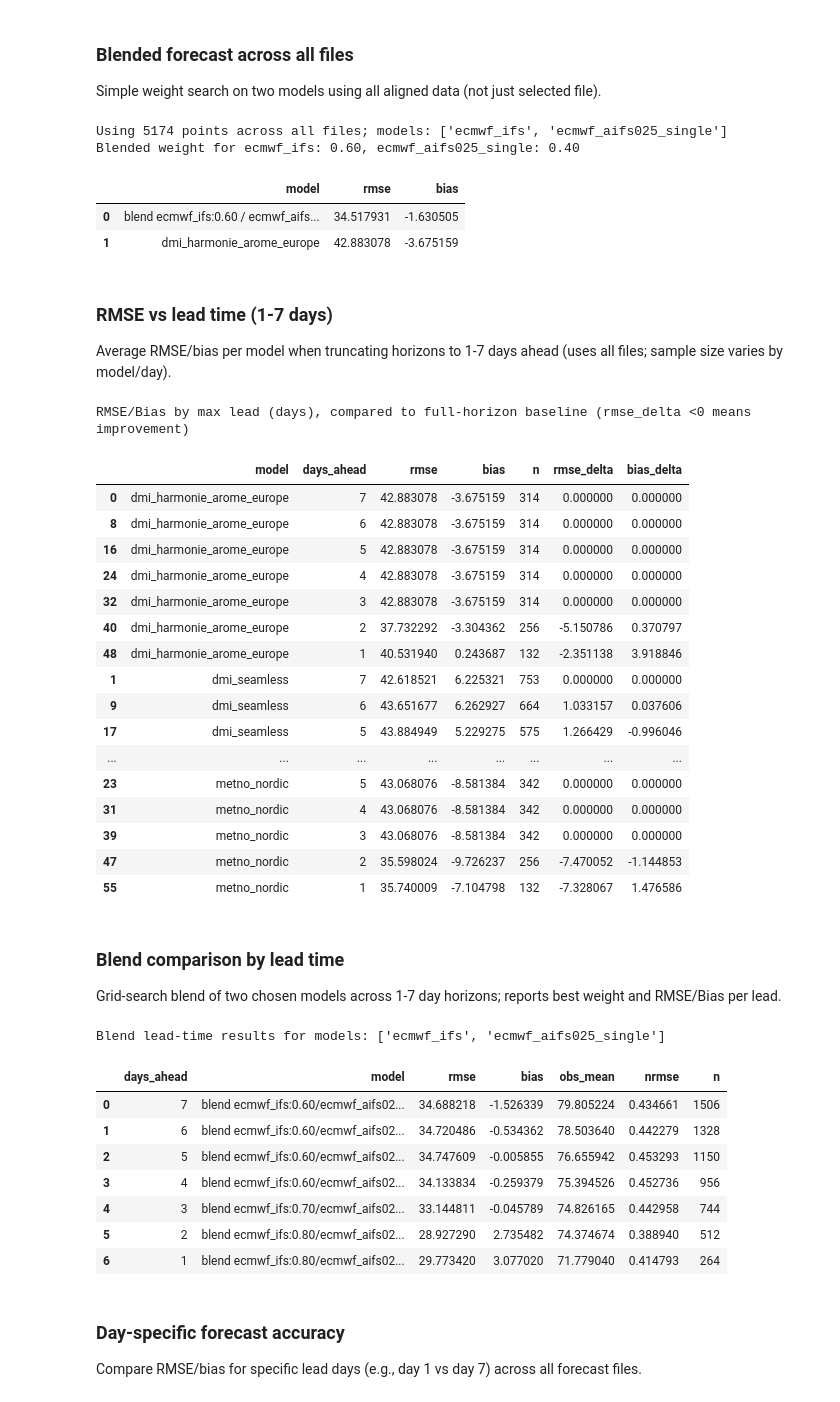
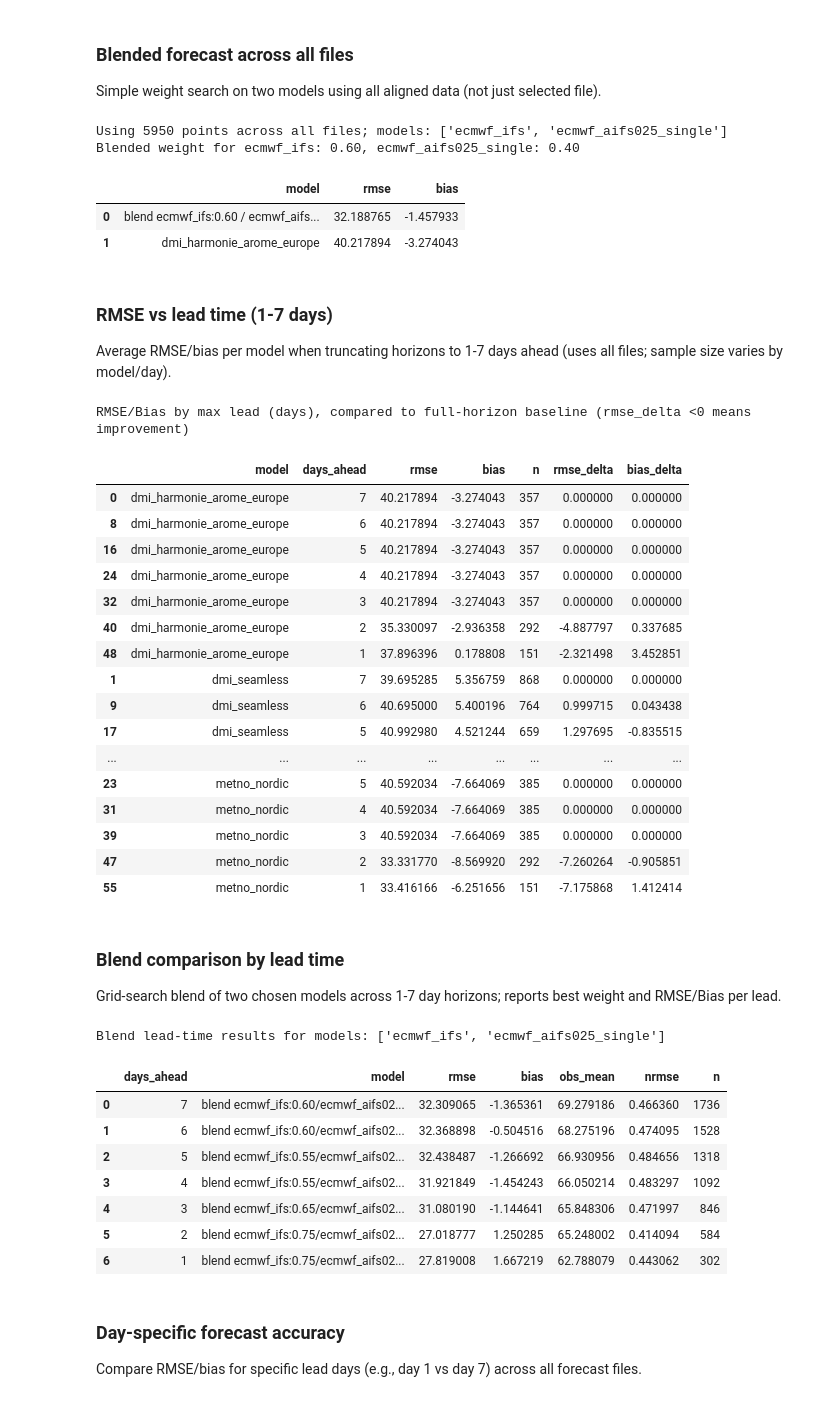
Before and after one commit to Louis2308/Solar-poster, a Jupyter notebook: Forcast_Comparison.ipynb, the cells around one changed output. Cells and saved outputs as stored; diff of their text form; code cells hidden in the pictures.

```diff
--- a/Forcast_Comparison.ipynb
+++ b/Forcast_Comparison.ipynb
@@ -210,7 +210,7 @@ Total models in aligned data: 8 -> ['dmi_harmonie_arome_europe', 'dmi_seamless',
 ### Error metrics by horizon
 Compute RMSE and bias per model and horizon; plot curves and key horizons (24/48/72h).
 # %%
-GHI_MIN = 1  # GHI threshold for daylight filtering (W/m^2); >0 removes night/low-light
+GHI_MIN = 0.1  # GHI threshold for daylight filtering (W/m^2); >0 removes night/low-light
 # %%
 
 import numpy as np
@@ -355,8 +351,6 @@ Simple weight search on the two lowest-RMSE models from the selected file.
 Simple weight search on two models using all aligned data (not just selected file).
 # %%
 
-import numpy as np
-import pandas as pd
 
 if 'aligned' not in locals() or aligned.empty:
     raise ValueError("Run the alignment cell first to build 'aligned'")
@@ -431,19 +425,17 @@ print(f"Using {len(work_all)} points across all files; models: {top_models_all}"
 print(f"Blended weight for {top_models_all[0]}: {best['w']:.2f}, {top_models_all[1]}: {1-best['w']:.2f}")
 display(compare_all)
 # %% [output]
-Using 5174 points across all files; models: ['ecmwf_ifs', 'ecmwf_aifs025_single']
+Using 5950 points across all files; models: ['ecmwf_ifs', 'ecmwf_aifs025_single']
 Blended weight for ecmwf_ifs: 0.60, ecmwf_aifs025_single: 0.40
 |  | model | rmse | bias |
-| 0 | blend ecmwf_ifs:0.60 / ecmwf_aifs... | 34.517931 | -1.630505 |
-| 1 | dmi_harmonie_arome_europe | 42.883078 | -3.675159 |
+| 0 | blend ecmwf_ifs:0.60 / ecmwf_aifs... | 32.188765 | -1.457933 |
+| 1 | dmi_harmonie_arome_europe | 40.217894 | -3.274043 |
 # %% [markdown]
 
 ### RMSE vs lead time (1-7 days)
 Average RMSE/bias per model when truncating horizons to 1-7 days ahead (uses all files; sample size varies by model/day).
 # %%
 
-import numpy as np
-import pandas as pd
 
 if 'aligned' not in locals() or aligned.empty:
     raise ValueError("Run the alignment cell first to build 'aligned'")
@@ -484,37 +476,35 @@ display(results[['model','days_ahead','rmse','bias','n','rmse_delta','bias_delta
 # %% [output]
 RMSE/Bias by max lead (days), compared to full-horizon baseline (rmse_delta <0 means improvement)
 |  | model | days_ahead | rmse | bias | n | rmse_delta | bias_delta |
-| 0 | dmi_harmonie_arome_europe | 7 | 42.883078 | -3.675159 | 314 | 0.000000 | 0.000000 |
-| 8 | dmi_harmonie_arome_europe | 6 | 42.883078 | -3.675159 | 314 | 0.000000 | 0.000000 |
-| 16 | dmi_harmonie_arome_europe | 5 | 42.883078 | -3.675159 | 314 | 0.000000 | 0.000000 |
-| 24 | dmi_harmonie_arome_europe | 4 | 42.883078 | -3.675159 | 314 | 0.000000 | 0.000000 |
-| 32 | dmi_harmonie_arome_europe | 3 | 42.883078 | -3.675159 | 314 | 0.000000 | 0.000000 |
-| 40 | dmi_harmonie_arome_europe | 2 | 37.732292 | -3.304362 | 256 | -5.150786 | 0.370797 |
-| 48 | dmi_harmonie_arome_europe | 1 | 40.531940 | 0.243687 | 132 | -2.351138 | 3.918846 |
-| 1 | dmi_seamless | 7 | 42.618521 | 6.225321 | 753 | 0.000000 | 0.000000 |
-| 9 | dmi_seamless | 6 | 43.651677 | 6.262927 | 664 | 1.033157 | 0.037606 |
-| 17 | dmi_seamless | 5 | 43.884949 | 5.229275 | 575 | 1.266429 | -0.996046 |
+| 0 | dmi_harmonie_arome_europe | 7 | 40.217894 | -3.274043 | 357 | 0.000000 | 0.000000 |
+| 8 | dmi_harmonie_arome_europe | 6 | 40.217894 | -3.274043 | 357 | 0.000000 | 0.000000 |
+| 16 | dmi_harmonie_arome_europe | 5 | 40.217894 | -3.274043 | 357 | 0.000000 | 0.000000 |
+| 24 | dmi_harmonie_arome_europe | 4 | 40.217894 | -3.274043 | 357 | 0.000000 | 0.000000 |
+| 32 | dmi_harmonie_arome_europe | 3 | 40.217894 | -3.274043 | 357 | 0.000000 | 0.000000 |
+| 40 | dmi_harmonie_arome_europe | 2 | 35.330097 | -2.936358 | 292 | -4.887797 | 0.337685 |
+| 48 | dmi_harmonie_arome_europe | 1 | 37.896396 | 0.178808 | 151 | -2.321498 | 3.452851 |
+| 1 | dmi_seamless | 7 | 39.695285 | 5.356759 | 868 | 0.000000 | 0.000000 |
+| 9 | dmi_seamless | 6 | 40.695000 | 5.400196 | 764 | 0.999715 | 0.043438 |
+| 17 | dmi_seamless | 5 | 40.992980 | 4.521244 | 659 | 1.297695 | -0.835515 |
 | ... | ... | ... | ... | ... | ... | ... | ... |
-| 23 | metno_nordic | 5 | 43.068076 | -8.581384 | 342 | 0.000000 | 0.000000 |
-| 31 | metno_nordic | 4 | 43.068076 | -8.581384 | 342 | 0.000000 | 0.000000 |
-| 39 | metno_nordic | 3 | 43.068076 | -8.581384 | 342 | 0.000000 | 0.000000 |
-| 47 | metno_nordic | 2 | 35.598024 | -9.726237 | 256 | -7.470052 | -1.144853 |
-| 55 | metno_nordic | 1 | 35.740009 | -7.104798 | 132 | -7.328067 | 1.476586 |
+| 23 | metno_nordic | 5 | 40.592034 | -7.664069 | 385 | 0.000000 | 0.000000 |
+| 31 | metno_nordic | 4 | 40.592034 | -7.664069 | 385 | 0.000000 | 0.000000 |
+| 39 | metno_nordic | 3 | 40.592034 | -7.664069 | 385 | 0.000000 | 0.000000 |
+| 47 | metno_nordic | 2 | 33.331770 | -8.569920 | 292 | -7.260264 | -0.905851 |
+| 55 | metno_nordic | 1 | 33.416166 | -6.251656 | 151 | -7.175868 | 1.412414 |
 # %% [markdown]
 
 ### Blend comparison by lead time
 Grid-search blend of two chosen models across 1-7 day horizons; reports best weight and RMSE/Bias per lead.
 # %%
 
-import numpy as np
-import pandas as pd
 
 if 'aligned' not in locals() or aligned.empty:
     raise ValueError("Run the alignment cell first to build 'aligned'")
 
 # --- Config ---
 blend_models = ['ecmwf_ifs', 'ecmwf_aifs025_single']  # e.g., ['ecmwf_ifs', 'dmi_seamless']; leave empty to auto-pick top 2 from avg_all
-weight_grid = [0.1, 0.2, 0.3, 0.4, 0.5, 0.6, 0.7, 0.8, 0.9]
+weight_grid = [0.1, 0.15, 0.2, 0.25, 0.3, 0.35, 0.4, 0.45, 0.5, 0.55, 0.6, 0.65, 0.7, 0.75, 0.8, 0.85, 0.9, 0.95]
 lead_days = [7, 6, 5, 4, 3, 2, 1]
 # --------------
 
@@ -543,40 +533,40 @@ for days in lead_days:
         continue
     obs = wide['ghi'].values
     obs_mean = obs.mean()
     best = {'w': None, 'rmse': np.inf, 'bias': None}
     for w in weight_grid:
         blend = w * wide[models_use[0]] + (1 - w) * wide[models_use[1]]
         err = blend - obs
         rmse = np.sqrt((err**2).mean())
         bias = err.mean()
         if rmse < best['rmse']:
             best = {'w': w, 'rmse': rmse, 'bias': bias}
     rows.append({
         'days_ahead': days,
         'model': f"blend {models_use[0]}:{best['w']:.2f}/{models_use[1]}:{1-best['w']:.2f}",
         'rmse': best['rmse'],
         'bias': best['bias'],
         'obs_mean': obs_mean,
         'nrmse': best['rmse'] / obs_mean if obs_mean > 0 else np.nan,
         'n': len(wide)
     })
 
 if not rows:
     raise ValueError("No data for requested lead days/models")
 
 results = pd.DataFrame(rows).sort_values('days_ahead', ascending=False)
 print(f"Blend lead-time results for models: {models_use}")
 display(results)
 # %% [output]
 Blend lead-time results for models: ['ecmwf_ifs', 'ecmwf_aifs025_single']
 |  | days_ahead | model | rmse | bias | obs_mean | nrmse | n |
-| 0 | 7 | blend ecmwf_ifs:0.60/ecmwf_aifs02... | 34.688218 | -1.526339 | 79.805224 | 0.434661 | 1506 |
-| 1 | 6 | blend ecmwf_ifs:0.60/ecmwf_aifs02... | 34.720486 | -0.534362 | 78.503640 | 0.442279 | 1328 |
-| 2 | 5 | blend ecmwf_ifs:0.60/ecmwf_aifs02... | 34.747609 | -0.005855 | 76.655942 | 0.453293 | 1150 |
-| 3 | 4 | blend ecmwf_ifs:0.60/ecmwf_aifs02... | 34.133834 | -0.259379 | 75.394526 | 0.452736 | 956 |
-| 4 | 3 | blend ecmwf_ifs:0.70/ecmwf_aifs02... | 33.144811 | -0.045789 | 74.826165 | 0.442958 | 744 |
-| 5 | 2 | blend ecmwf_ifs:0.80/ecmwf_aifs02... | 28.927290 | 2.735482 | 74.374674 | 0.388940 | 512 |
-| 6 | 1 | blend ecmwf_ifs:0.80/ecmwf_aifs02... | 29.773420 | 3.077020 | 71.779040 | 0.414793 | 264 |
+| 0 | 7 | blend ecmwf_ifs:0.60/ecmwf_aifs02... | 32.309065 | -1.365361 | 69.279186 | 0.466360 | 1736 |
+| 1 | 6 | blend ecmwf_ifs:0.60/ecmwf_aifs02... | 32.368898 | -0.504516 | 68.275196 | 0.474095 | 1528 |
+| 2 | 5 | blend ecmwf_ifs:0.55/ecmwf_aifs02... | 32.438487 | -1.266692 | 66.930956 | 0.484656 | 1318 |
+| 3 | 4 | blend ecmwf_ifs:0.55/ecmwf_aifs02... | 31.921849 | -1.454243 | 66.050214 | 0.483297 | 1092 |
+| 4 | 3 | blend ecmwf_ifs:0.65/ecmwf_aifs02... | 31.080190 | -1.144641 | 65.848306 | 0.471997 | 846 |
+| 5 | 2 | blend ecmwf_ifs:0.75/ecmwf_aifs02... | 27.018777 | 1.250285 | 65.248002 | 0.414094 | 584 |
+| 6 | 1 | blend ecmwf_ifs:0.75/ecmwf_aifs02... | 27.819008 | 1.667219 | 62.788079 | 0.443062 | 302 |
 # %% [markdown]
 
 ### Day-specific forecast accuracy
```
Also changed, not shown: parts of 11 cells of this notebook.
